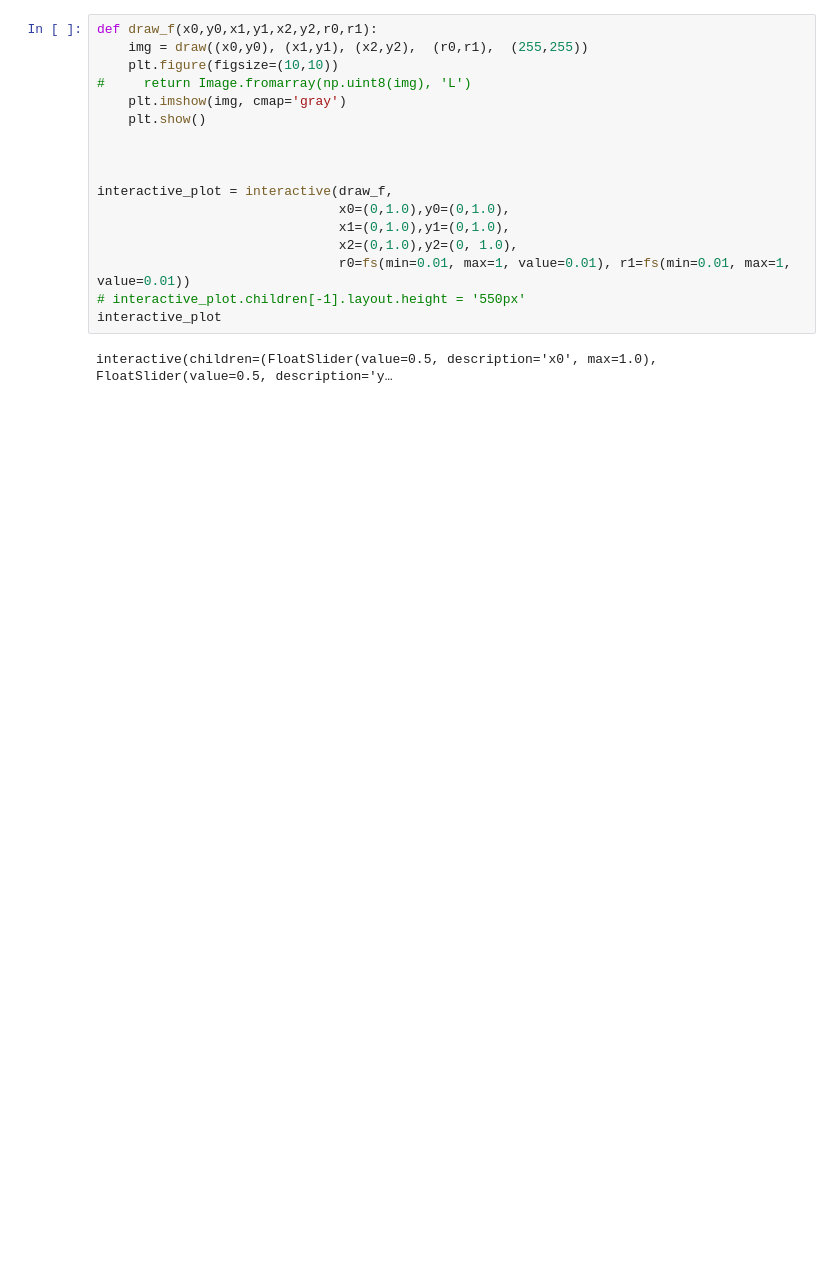
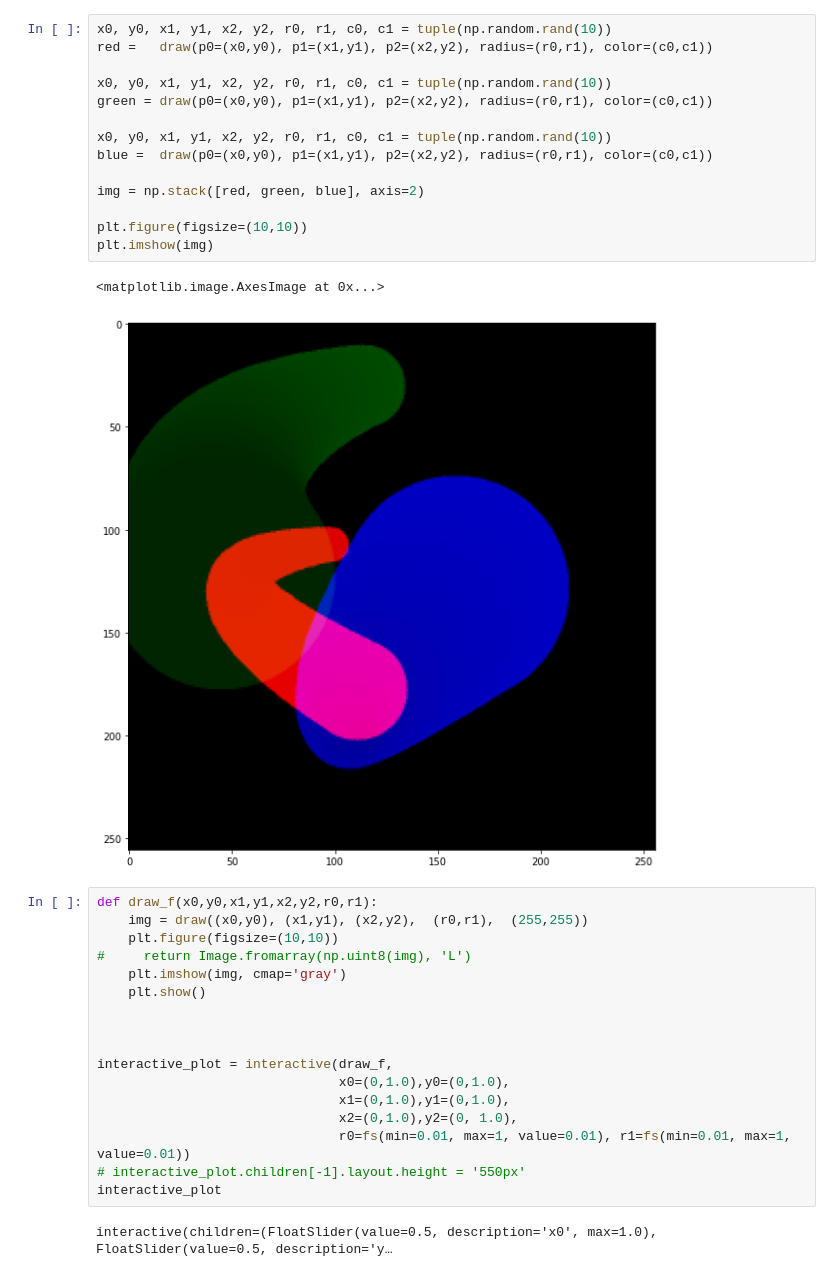
Before and after one commit to senior-sigan/NeuralBezier, a Jupyter notebook: draw.ipynb, the cells around one changed output. Drawn from its saved outputs; the diff is of its cells as text; blank space fills up the shorter version.

```diff
--- a/draw.ipynb
+++ b/draw.ipynb
@@ -52,3 +57,20 @@ plt.imshow(img)
+# %%
+x0, y0, x1, y1, x2, y2, r0, r1, c0, c1 = tuple(np.random.rand(10))
+red =   draw(p0=(x0,y0), p1=(x1,y1), p2=(x2,y2), radius=(r0,r1), color=(c0,c1))
+
+x0, y0, x1, y1, x2, y2, r0, r1, c0, c1 = tuple(np.random.rand(10))
+green = draw(p0=(x0,y0), p1=(x1,y1), p2=(x2,y2), radius=(r0,r1), color=(c0,c1))
+
+x0, y0, x1, y1, x2, y2, r0, r1, c0, c1 = tuple(np.random.rand(10))
+blue =  draw(p0=(x0,y0), p1=(x1,y1), p2=(x2,y2), radius=(r0,r1), color=(c0,c1))
+
+img = np.stack([red, green, blue], axis=2)
+
+plt.figure(figsize=(10,10))
+plt.imshow(img)
+# %% [output]
+<matplotlib.image.AxesImage at 0x...>
+[figure, added]
 # %%
 def draw_f(x0,y0,x1,y1,x2,y2,r0,r1):
     img = draw((x0,y0), (x1,y1), (x2,y2),  (r0,r1),  (255,255))
```
Also changed, not shown: parts of 3 cells of this notebook, 3 other files.
